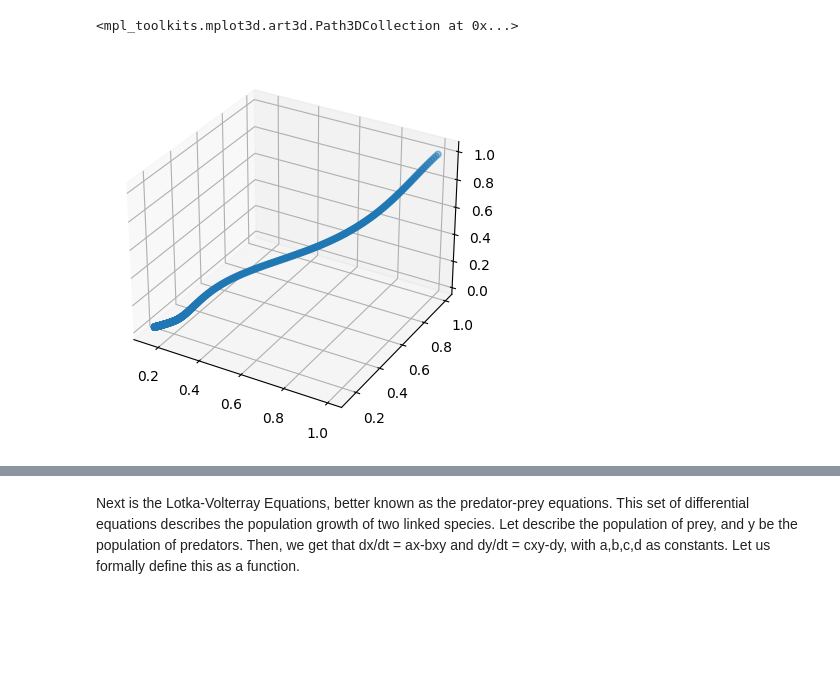
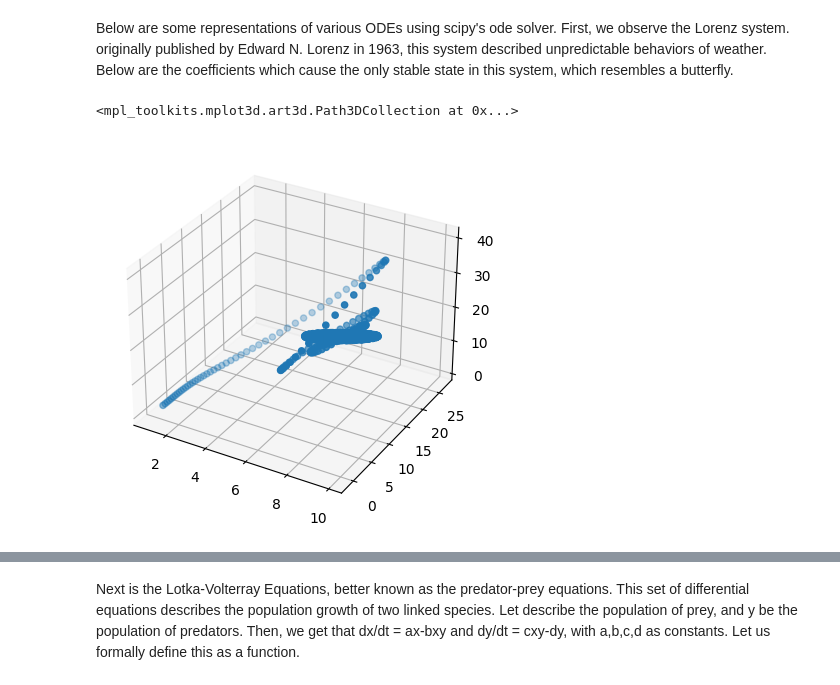
Before and after one commit to davi2025/UROP-Final-Project, a Jupyter notebook: ODE solver examples.ipynb, the cells around one changed output, grey strips where cells are left out. Cells and saved outputs as stored; diff of their text form; code cells hidden in the pictures; blank space fills up the shorter version.

```diff
--- a/ODE solver examples.ipynb
+++ b/ODE solver examples.ipynb
@@ -1,36 +1,38 @@
+# %% [markdown]
+Below are some representations of various ODEs using scipy's ode solver. First, we observe the Lorenz system. originally published by Edward N. Lorenz in 1963, this system described unpredictable behaviors of weather. Below are the coefficients which cause the only stable state in this system, which resembles a butterfly.
 # %%
 import scipy as sc
 import numpy as np
 
 from scipy.integrate import odeint
 
 
-def lorenz(x,sigma=1,rho=1,beta=1,t=None):
+def lorenz(x,sigma=10,rho=28,beta=8/3,t=None):
     dxdt = sigma*(x[1]-x[0])
     dydt = x[0]*(rho-x[2])-x[1]
     dzdt = x[0]*x[1] - beta*x[2]
     return np.array([dxdt,dydt,dzdt])
 
 
 c_0 = np.array([1,1,1])
 #set time function for intervals
 t = np.linspace(0,20,1000)
 
 def odesolver(lorenz):
     return odeint(lorenz,c_0, t)
 #wants it to be one dimensional
 
 
 from matplotlib import pyplot as plt
 m = odesolver(lorenz)
 xval = m[:,0]
 yval = m[:,1]
 zval = m[:,2]
 
 plt.axes(projection='3d').scatter3D(xval,yval,zval,t)
 # %% [output]
 <mpl_toolkits.mplot3d.art3d.Path3DCollection at 0x...>
-[figure, old version]
+[figure, new version]
 # %%
 plt.plot(xval,yval)
 plt.show()
```
Also changed, not shown: parts of 12 cells of this notebook, 3 other files.
